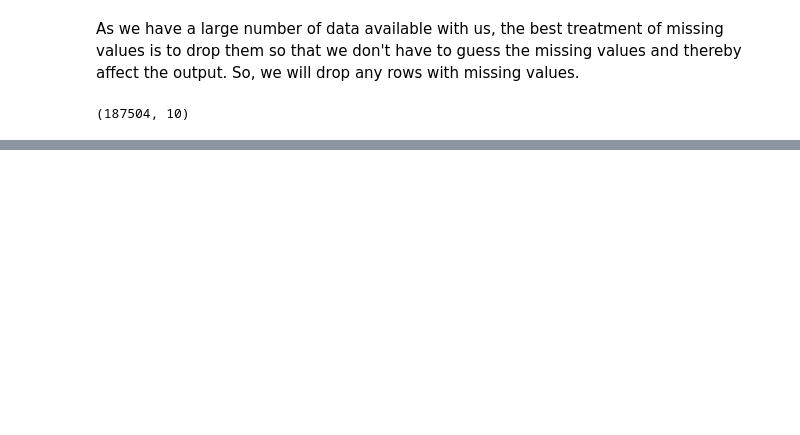
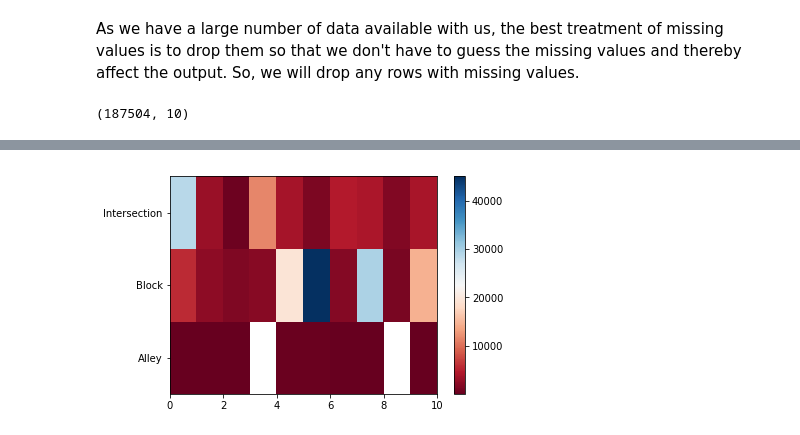
Before and after one commit to JunHyunPark01/Coursera_Capstone, a Jupyter notebook: Coursera Capstone.ipynb, the cells around one changed output, grey strips where cells are left out. Cells and saved outputs as stored; diff of their text form; code cells hidden in the pictures; blank space fills up the shorter version.

```diff
--- a/Coursera Capstone.ipynb
+++ b/Coursera Capstone.ipynb
@@ -104,0 +180,5 @@ Next steps would be to conduct the exploratory data analysis, convert the catego
+# %%
+df2group = df2[['SEVERITYCODE','ADDRTYPE','COLLISIONTYPE']].groupby(['ADDRTYPE','COLLISIONTYPE'], as_index = False).count()
+# %%
+df2_pivot = df2group.pivot(index='ADDRTYPE', columns = 'COLLISIONTYPE')
+df2_pivot
@@ -104,0 +192,7 @@ Next steps would be to conduct the exploratory data analysis, convert the catego
+# %%
+plt.pcolor(df2_pivot, cmap = 'RdBu')
+plt.colorbar()
+plt.yticks([0.5, 1.5, 2.5],['Alley','Block','Intersection'])
+plt.show()
+# %% [output]
+[figure, added]
```
Also changed, not shown: parts of 49 cells of this notebook.
